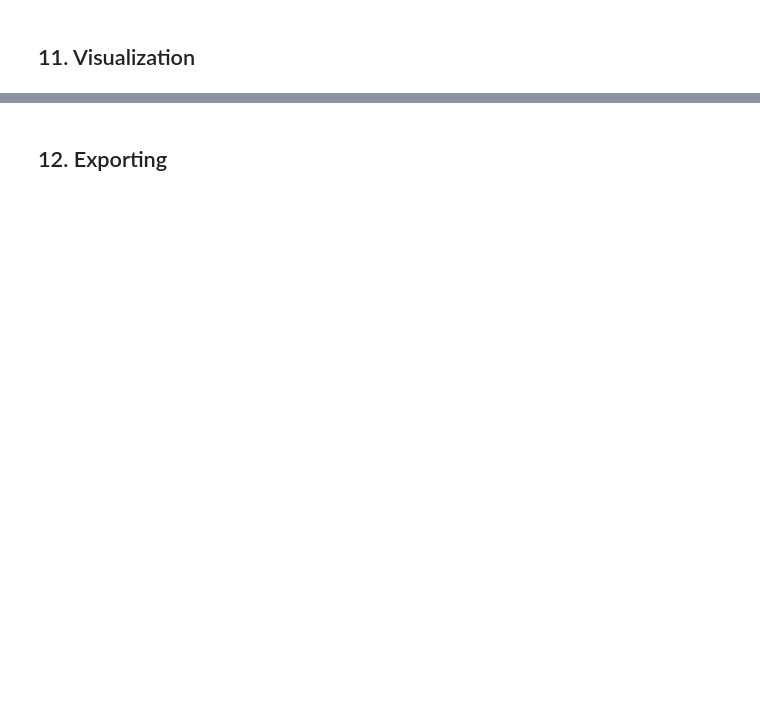
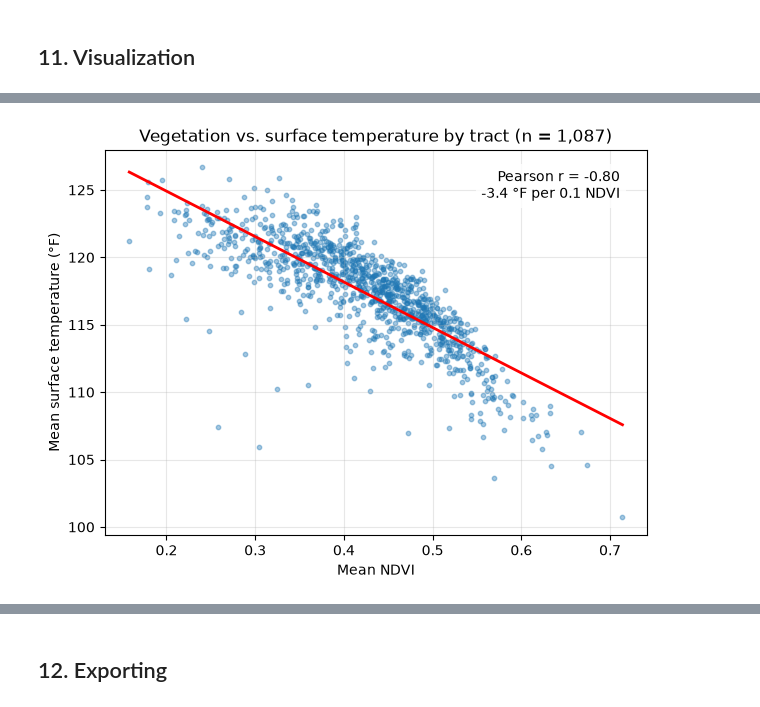
Before and after one commit to tinlongg/DFW_UrbanHeat, a Jupyter notebook: heat.ipynb, the cells around one changed output, grey strips where cells are left out. Cells and saved outputs as stored; diff of their text form; code cells hidden in the pictures; blank space fills up the shorter version.

```diff
--- a/heat.ipynb
+++ b/heat.ipynb
@@ -376,0 +522,30 @@ top_10
+# %%
+# FIGURE 3: NDVI VS. SURFACE TEMPERATURE
+ndvi_vals = tracts_analysis["ndvi"]
+lst_vals = tracts_analysis["lst_f"]
+
+# Statistics from the raw columns
+pearres = stats.pearsonr(ndvi_vals, lst_vals)
+slope, intercept = np.polyfit(ndvi_vals, lst_vals, 1)
+
+plt.figure(figsize=(7, 5))
+plt.scatter(ndvi_vals, lst_vals, s=10, alpha=0.4)
+
+# Trend line across the range of NDVI
+x_line = np.array([ndvi_vals.min(), ndvi_vals.max()])
+plt.plot(x_line, slope * x_line + intercept, color="red", linewidth=2)
+
+plt.title(f"Vegetation vs. surface temperature by tract (n = {len(ndvi_vals):,})")
+plt.xlabel("Mean NDVI")
+plt.ylabel("Mean surface temperature (°F)")
+plt.grid(alpha=0.3)
+
+plt.text(0.95, 0.95,
+         f"Pearson r = {pearres.statistic:.2f}\n{slope / 10:.1f} °F per 0.1 NDVI",
+         ha="right", va="top", transform=plt.gca().transAxes,
+         bbox=dict(facecolor="white", alpha=0.8, edgecolor="none"))
+
+plt.savefig("data/figures/fig3_ndvi_vs_lst.png", dpi=300, bbox_inches="tight")
+plt.show()
+# %% [output]
+[figure, added]
```
Also changed, not shown: parts of 23 cells of this notebook, 18 other files.
